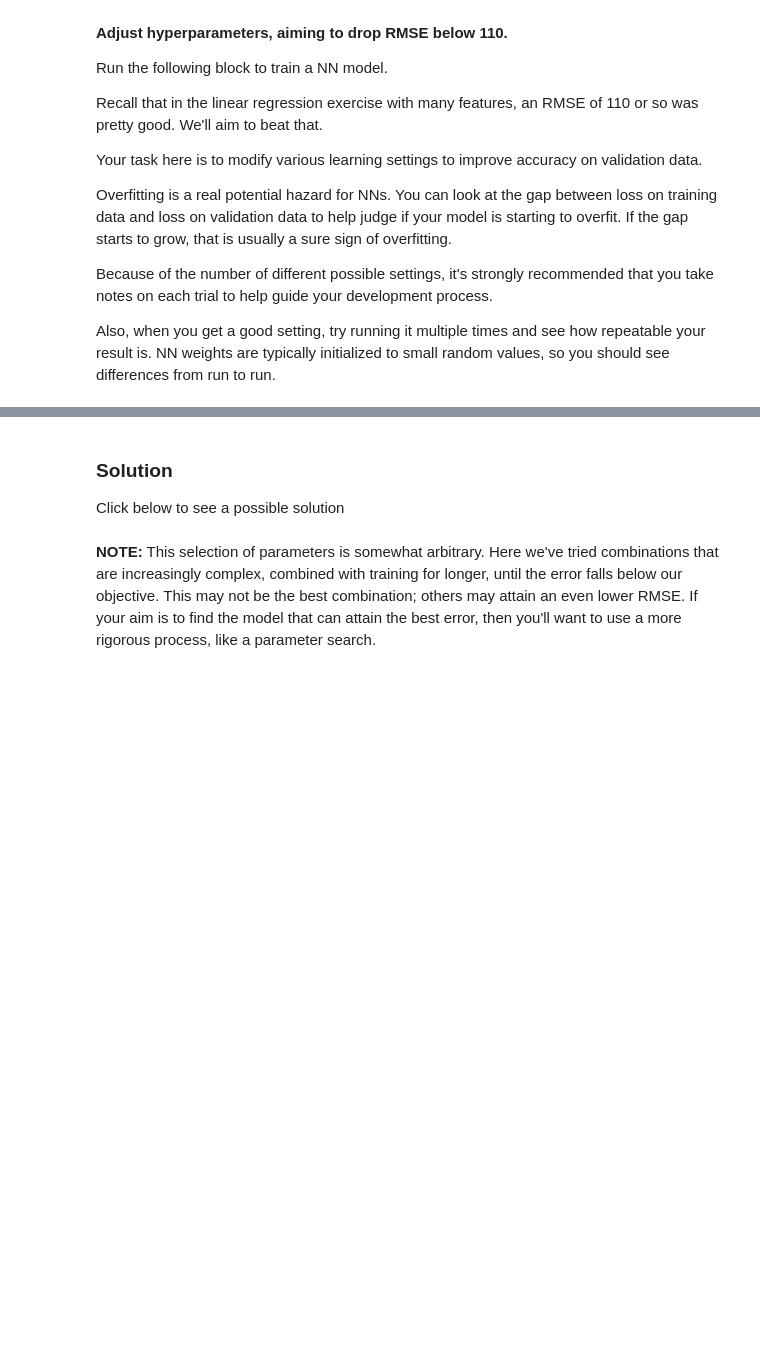
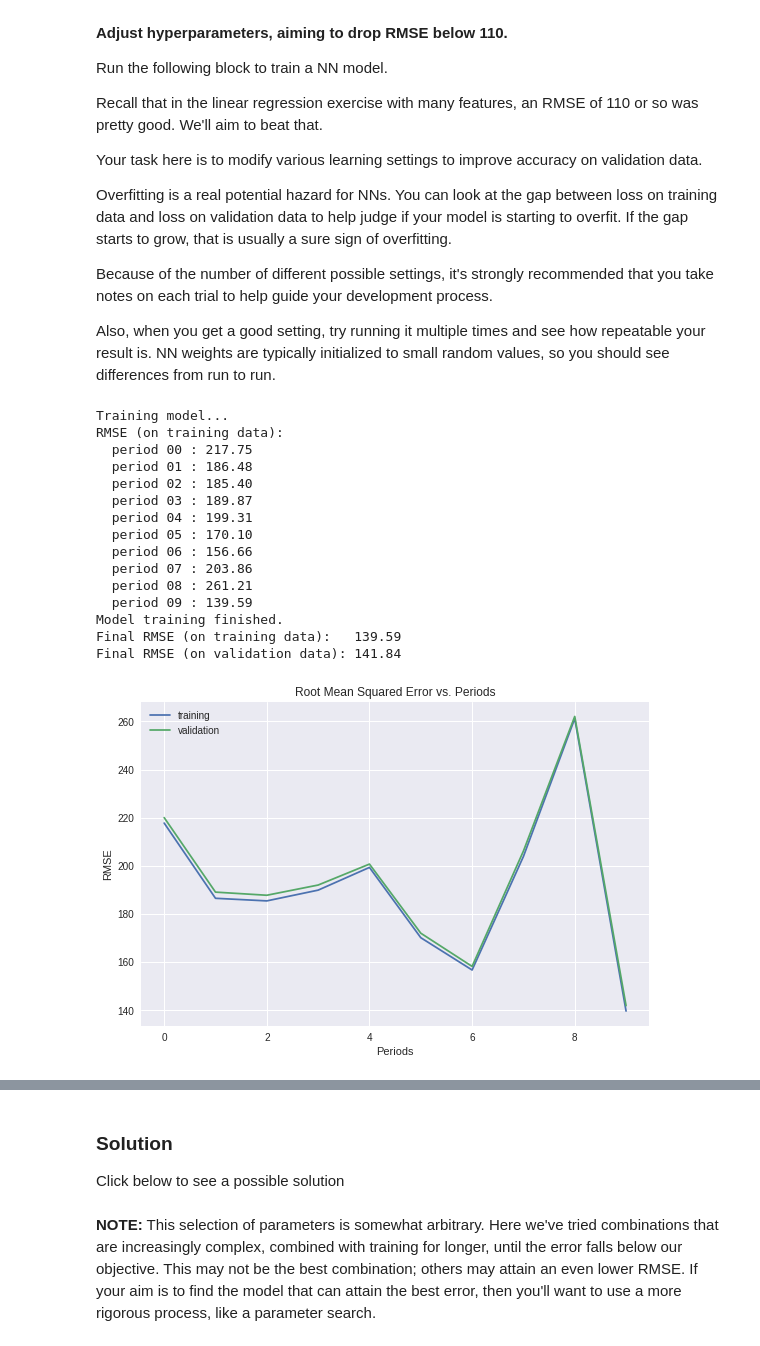
Before and after one commit to tenvol/tsf00, a Jupyter notebook: intro_to_neural_nets.ipynb, the cells around one changed output, grey strips where cells are left out. Cells and saved outputs as stored; diff of their text form; code cells hidden in the pictures; blank space fills up the shorter version.

```diff
--- a/intro_to_neural_nets.ipynb
+++ b/intro_to_neural_nets.ipynb
@@ -338,6 +346,8 @@ def train_nn_regression_model(
     )
     # Take a break and compute predictions.
     training_predictions = dnn_regressor.predict(input_fn=predict_training_input_fn)
+    #print(type(training_predictions))
+    tptmp = training_predictions
     training_predictions = np.array([item['predictions'][0] for item in training_predictions])
 
     validation_predictions = dnn_regressor.predict(input_fn=predict_validation_input_fn)
@@ -367,7 +377,7 @@ def train_nn_regression_model(
   print("Final RMSE (on training data):   %0.2f" % training_root_mean_squared_error)
   print("Final RMSE (on validation data): %0.2f" % validation_root_mean_squared_error)
 
-  return dnn_regressor
+  return dnn_regressor, tptmp
 # %% [markdown]
 ## Task 1: Train a NN Model
 
@@ -385,12 +395,29 @@ Because of the number of different possible settings, it's strongly recommended
 
 Also, when you get a good setting, try running it multiple times and see how repeatable your result is. NN weights are typically initialized to small random values, so you should see differences from run to run.
 # %%
-dnn_regressor = train_nn_regression_model(
+dnn_regressor, tptmp = train_nn_regression_model(
     learning_rate=0.01,
     steps=500,
     batch_size=10,
     hidden_units=[10, 2],
     training_examples=training_examples,
     training_targets=training_targets,
     validation_examples=validation_examples,
     validation_targets=validation_targets)
+# %% [output]
+Training model...
+RMSE (on training data):
+  period 00 : 217.75
+  period 01 : 186.48
+  period 02 : 185.40
+  period 03 : 189.87
+  period 04 : 199.31
+  period 05 : 170.10
+  period 06 : 156.66
+  period 07 : 203.86
+  period 08 : 261.21
+  period 09 : 139.59
+Model training finished.
+Final RMSE (on training data):   139.59
+Final RMSE (on validation data): 141.84
+[figure, added]
```
Also changed, not shown: parts of 9 cells of this notebook.
